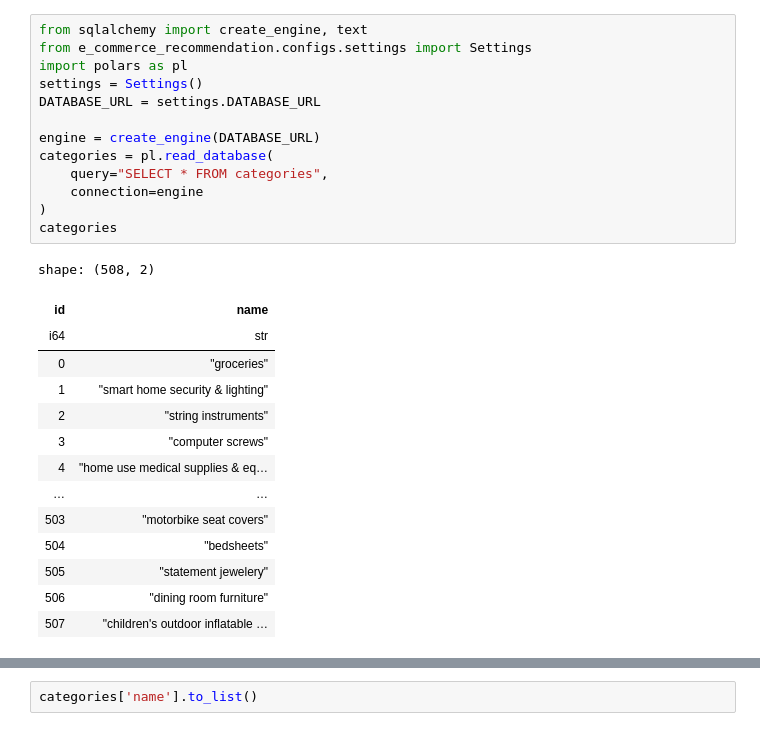
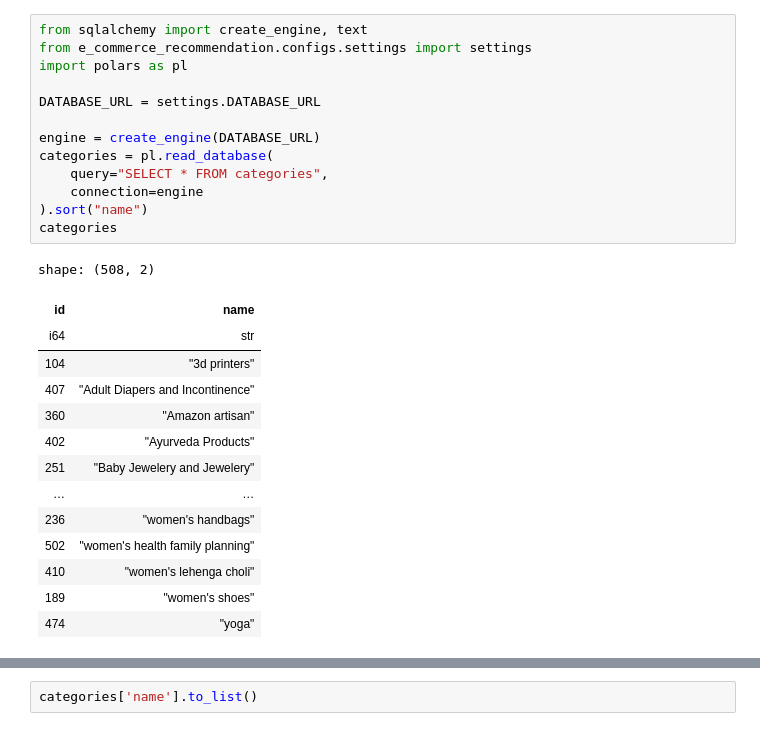
Before and after one commit to Ravikumarchavva/e-commerce-recommendation, a Jupyter notebook: notebooks/06_embed_categories.ipynb, the cells around one changed output, grey strips where cells are left out. Cells and saved outputs as stored; diff of their text form.

```diff
--- a/notebooks/06_embed_categories.ipynb
+++ b/notebooks/06_embed_categories.ipynb
@@ -42,28 +42,28 @@ INFO 01-23 22:11:48 [llm.py:347] Supported tasks: ['embed', 'token_embed']
 # %%
 from sqlalchemy import create_engine, text
-from e_commerce_recommendation.configs.settings import Settings
+from e_commerce_recommendation.configs.settings import settings
 import polars as pl
-settings = Settings()
+
 DATABASE_URL = settings.DATABASE_URL
 
 engine = create_engine(DATABASE_URL)
 categories = pl.read_database(
     query="SELECT * FROM categories",
     connection=engine
-)
+).sort("name")
 categories
 # %% [output]
 shape: (508, 2)
 | id | name |
 | i64 | str |
-| 0 | "groceries" |
-| 1 | "smart home security & lighting" |
-| 2 | "string instruments" |
-| 3 | "computer screws" |
-| 4 | "home use medical supplies & eq… |
+| 104 | "3d printers" |
+| 407 | "Adult Diapers and Incontinence" |
+| 360 | "Amazon artisan" |
+| 402 | "Ayurveda Products" |
+| 251 | "Baby Jewelery and Jewelery" |
 | … | … |
-| 503 | "motorbike seat covers" |
-| 504 | "bedsheets" |
-| 505 | "statement jewelery" |
-| 506 | "dining room furniture" |
-| 507 | "children's outdoor inflatable … |
+| 236 | "women's handbags" |
+| 502 | "women's health family planning" |
+| 410 | "women's lehenga choli" |
+| 189 | "women's shoes" |
+| 474 | "yoga" |
```
Also changed, not shown: parts of 11 cells of this notebook, 16 other files.
